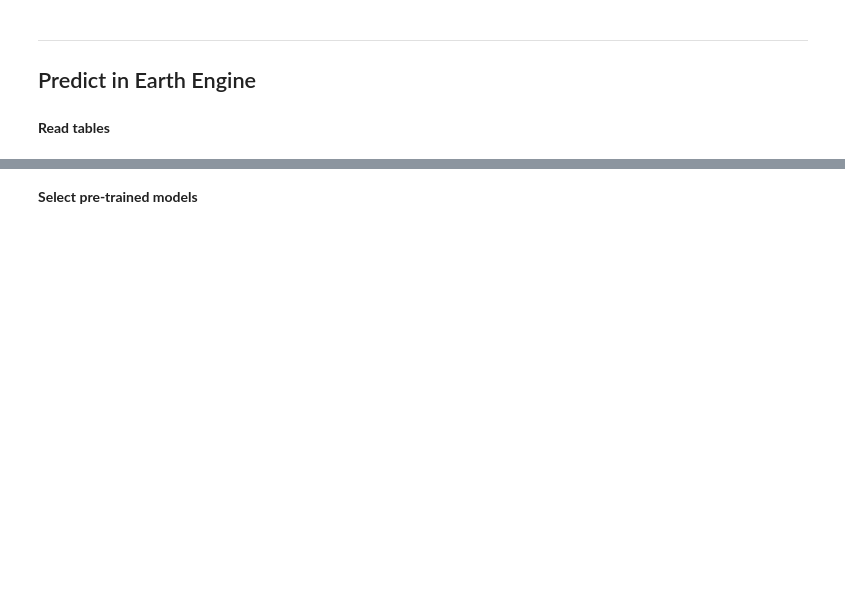
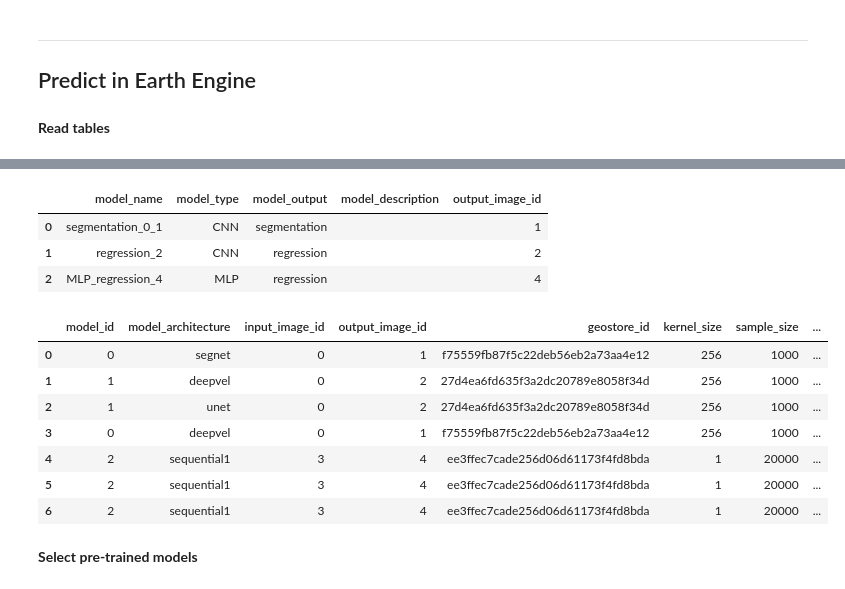
Before and after one commit to Skydipper/CNN-tests, a Jupyter notebook: notebooks/DeepLearning_pipeline_mockup.ipynb, the cells around one changed output, grey strips where cells are left out. Drawn from its saved outputs; the diff is of its cells as text; code cells hidden in the pictures; blank space fills up the shorter version.

```diff
--- a/notebooks/DeepLearning_pipeline_mockup.ipynb
+++ b/notebooks/DeepLearning_pipeline_mockup.ipynb
@@ -1766,3 +2030,21 @@ versions = df_from_query('model_versions')
+# %%
+models
+# %% [output]
+|  | model_name | model_type | model_output | model_description | output_image_id |
+| 0 | segmentation_0_1 | CNN | segmentation |  | 1 |
+| 1 | regression_2 | CNN | regression |  | 2 |
+| 2 | MLP_regression_4 | MLP | regression |  | 4 |
+# %%
+versions
+# %% [output]
+|  | model_id | model_architecture | input_image_id | output_image_id | geostore_id | kernel_size | sample_size | ... |
+| 0 | 0 | segnet | 0 | 1 | f75559fb87f5c22deb56eb2a73aa4e12 | 256 | 1000 | ... |
+| 1 | 1 | deepvel | 0 | 2 | 27d4ea6fd635f3a2dc20789e8058f34d | 256 | 1000 | ... |
+| 2 | 1 | unet | 0 | 2 | 27d4ea6fd635f3a2dc20789e8058f34d | 256 | 1000 | ... |
+| 3 | 0 | deepvel | 0 | 1 | f75559fb87f5c22deb56eb2a73aa4e12 | 256 | 1000 | ... |
+| 4 | 2 | sequential1 | 3 | 4 | ee3ffec7cade256d06d61173f4fd8bda | 1 | 20000 | ... |
+| 5 | 2 | sequential1 | 3 | 4 | ee3ffec7cade256d06d61173f4fd8bda | 1 | 20000 | ... |
+| 6 | 2 | sequential1 | 3 | 4 | ee3ffec7cade256d06d61173f4fd8bda | 1 | 20000 | ... |
 # %% [markdown]
 **Select pre-trained models**
 # %%
```
Also changed, not shown: parts of 107 cells of this notebook, 36 other files.
